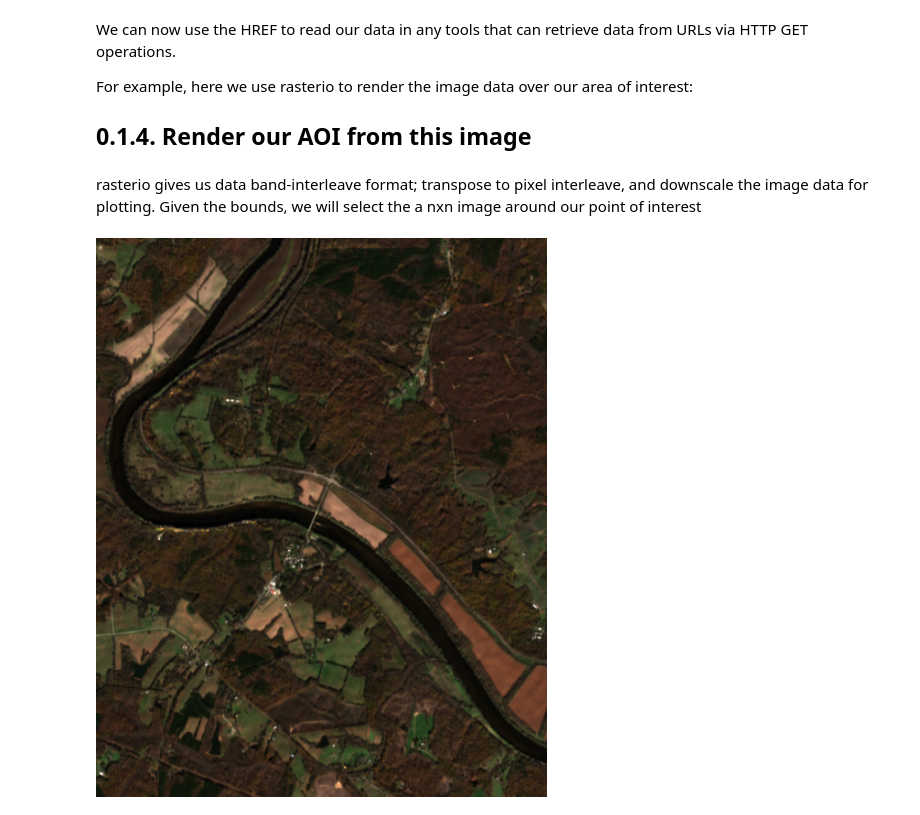
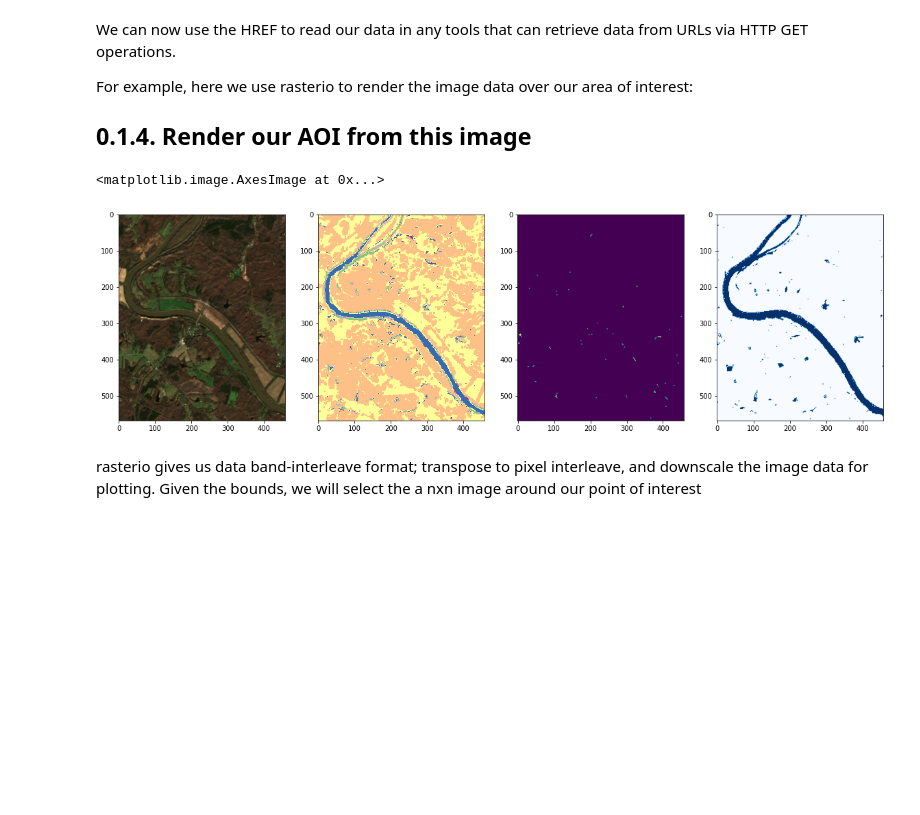
Before and after one commit to csp-inc/fluvius, a Jupyter notebook: notebooks/03-Planetary-Computer.ipynb, the cells around one changed output. Saved outputs shown, nothing was run; the diff lists cells and outputs as text; code cells hidden in the pictures; blank space fills up the shorter version.

Commit message:
using planetary computer to allocation Sentinel-2 images

```diff
--- a/notebooks/03-Planetary-Computer.ipynb
+++ b/notebooks/03-Planetary-Computer.ipynb
@@ -93,3 +92,13 @@ cloud_list = pd.DataFrame([{'Date-Time':s.datetime.strftime('%Y-%m-%d'),\
+# %%
+#get the scence list dates and the cloud cover
+cloud_thr = 80
+cloud_list = pd.DataFrame([{'Date-Time':s.datetime.strftime('%Y-%m-%d'),\
+                            'Cloud Cover':s.ext.eo.cloud_cover,\
+                            'visual-href':s.assets['visual-10m'].href,\
+                            'scl-href':s.assets['SCL-20m'].href} for s in scene_list if s.ext.eo.cloud_cover<cloud_thr])
+cloud_list['Date-Time'] = pd.to_datetime(cloud_list['Date-Time'])
+# %%
+final_df = df.merge(cloud_list, on='Date-Time')
 # %% [markdown]
 Get the URL to the 10m resolution visual [Cloud Optimized GeoTIFF](https://www.cogeo.org/) image.
 
@@ -99,5 +124,7 @@ We use the planetary-computer package to "sign" our asset HREF with a generated
 # %%
-signed_href = pc.sign(cloud_list.iloc[0]['href'])
+scene_query = final_df.iloc[2] #here we are testing for a cloud threshold
+visual_href = pc.sign(scene_query['visual-href'])
+scl_href = pc.sign(scene_query['scl-href'])
 # %% [markdown]
 We can now use the HREF to read our data in any tools that can retrieve data from URLs via HTTP GET operations.
 
@@ -105,17 +132,35 @@ For example, here we use rasterio to render the image data over our area of inte
 
 ## 0.1.4. Render our AOI from this image
 # %%
-with rasterio.open(signed_href) as ds:
+with rasterio.open(scl_href) as ds:
     aoi_bounds = features.bounds(area_of_interest)
     warped_aoi_bounds = warp.transform_bounds('epsg:4326', ds.crs, *aoi_bounds)
     aoi_window = windows.from_bounds(transform=ds.transform, *warped_aoi_bounds)
     band_data = ds.read(window=aoi_window)
+    scl = band_data[0].repeat(2, axis=0).repeat(2, axis=1)
+
+with rasterio.open(visual_href) as ds:
+    aoi_bounds = features.bounds(area_of_interest)
+    warped_aoi_bounds = warp.transform_bounds('epsg:4326', ds.crs, *aoi_bounds)
+    aoi_window = windows.from_bounds(transform=ds.transform, *warped_aoi_bounds)
+    band_data = ds.read(window=aoi_window)
+    img = Image.fromarray(np.transpose(band_data, axes=[1, 2, 0]))
+    w = img.size[0]; h = img.size[1]; aspect = w/h
+    #target_w = img.size[0]*2; target_h = (int)(target_w/aspect)
+    target_w = scl.shape[1]; target_h = scl.shape[0]
+    img = img.resize((target_w,target_h),Image.BILINEAR)
+
+
+f, ax = plt.subplots(1,4, figsize=(20,20))
+cloud_mask = scl>7
+water_mask = ((scl==6) | (scl==2))
+ax[0].imshow(img)
+ax[1].imshow(scl, cmap='Accent')
+ax[2].imshow(cloud_mask)
+ax[3].imshow(water_mask, cmap='Blues')
+    #we can download the image chips here and place them in the usgs-data/{site_no}/
+# %% [output]
+<matplotlib.image.AxesImage at 0x...>
+[figure, added]
 # %% [markdown]
 rasterio gives us data band-interleave format; transpose to pixel interleave, and downscale the image data for plotting. Given the bounds, we will select the a nxn image around our point of interest
-# %%
-img = Image.fromarray(np.transpose(band_data, axes=[1, 2, 0]))
-w = img.size[0]; h = img.size[1]; aspect = w/h
-target_w = 500; target_h = (int)(target_w/aspect)
-img.resize((target_w,target_h),Image.BILINEAR)
-# %% [output]
-[figure, removed]
```
Also changed, not shown: parts of 11 cells of this notebook.
